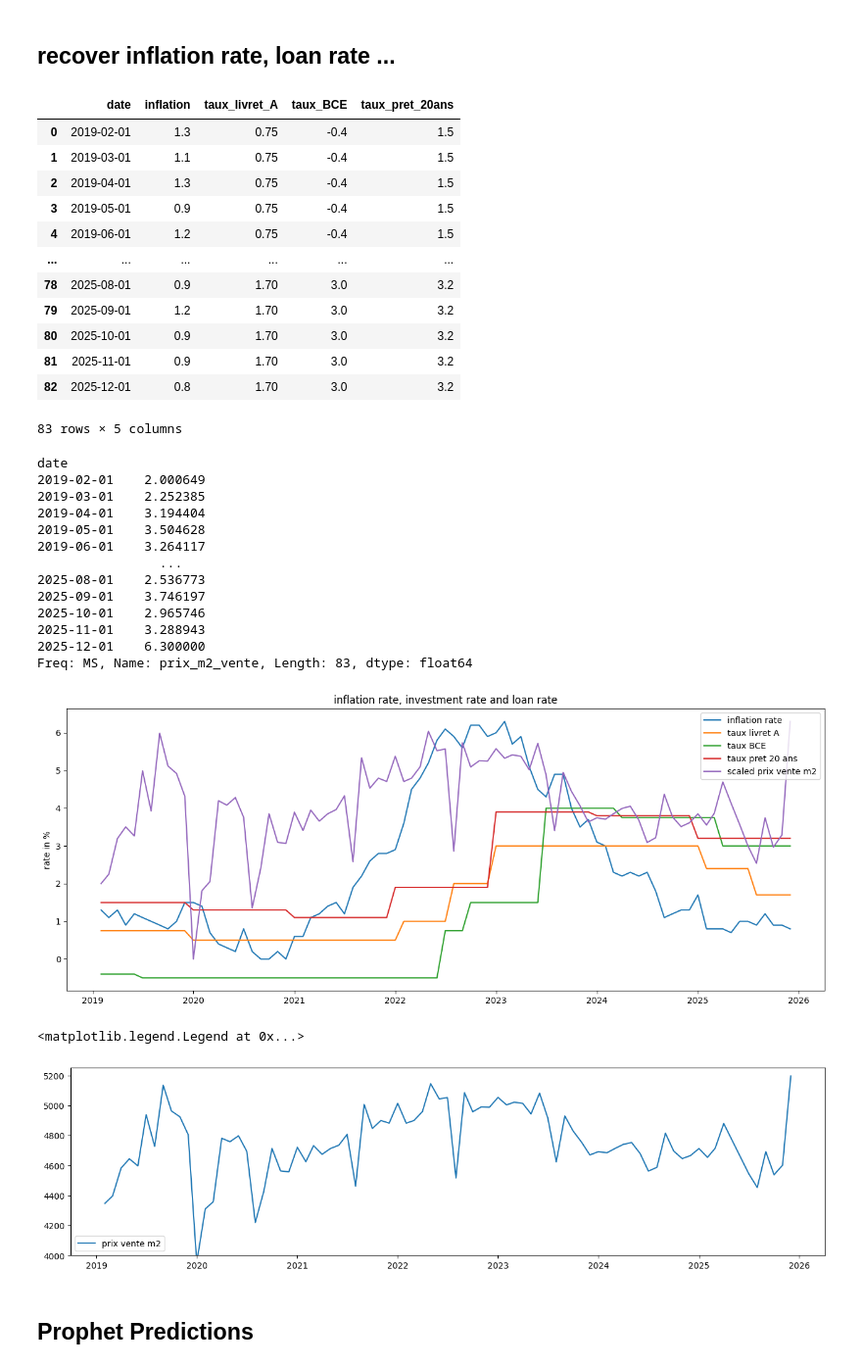
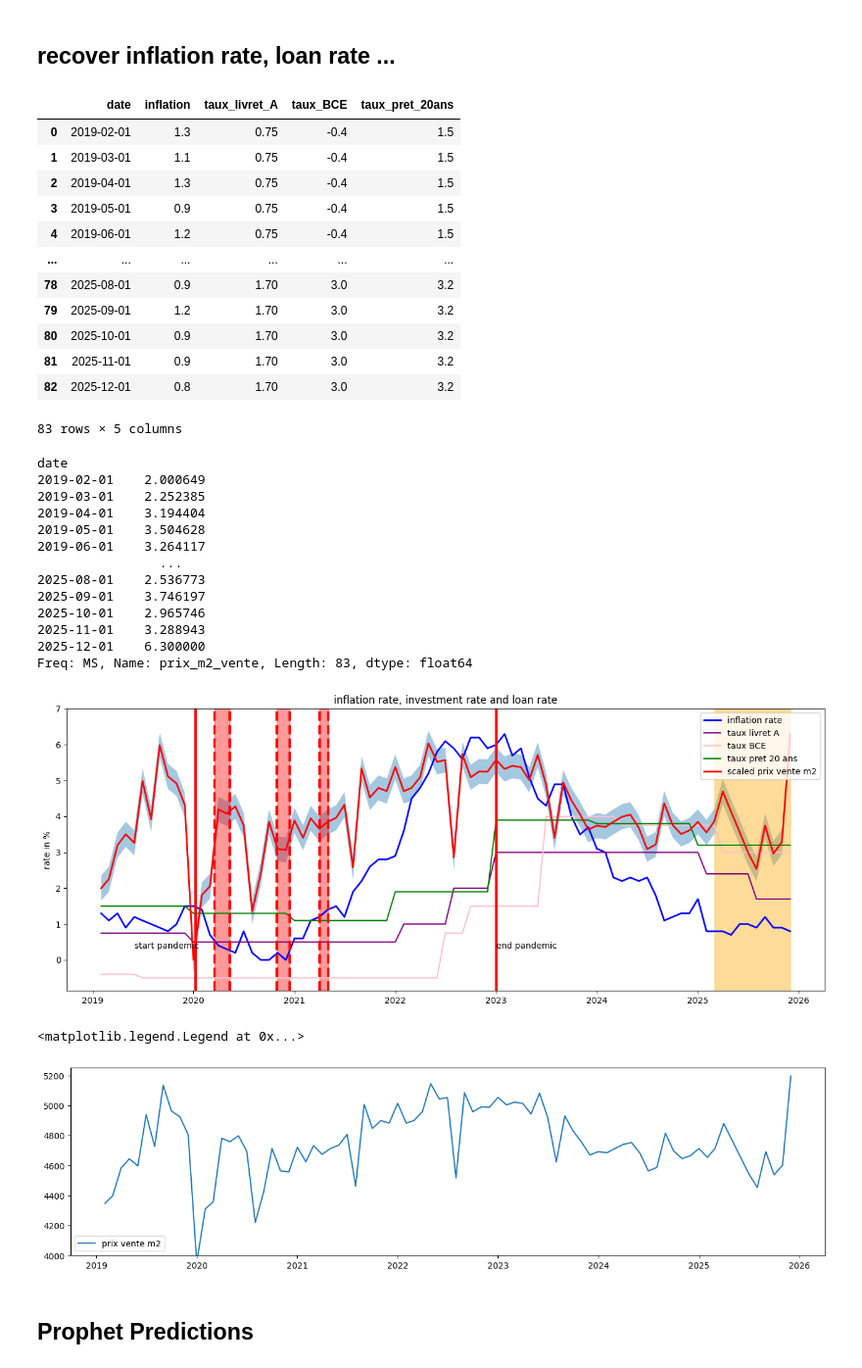
Before and after one commit to Clement2169/immocv, a Jupyter notebook: notebooks/PredictionAppartement.ipynb, the cells around one changed output. Shown at 98% size. Saved outputs shown, nothing was run; the diff lists cells and outputs as text; code cells hidden in the pictures.

```diff
--- a/notebooks/PredictionAppartement.ipynb
+++ b/notebooks/PredictionAppartement.ipynb
@@ -261,6 +261,32 @@ if MediumPlotActive :
 print ("************** prix_m2_vente : x >= x.quantile(0.002)) & (x <= x.quantile(0.998) ***************************")
 # %% [output]
 ************** prix_m2_vente : x >= x.quantile(0.002)) & (x <= x.quantile(0.998) ***************************
+# %%
+import datetime
+
+def display_pandemic ():
+    plt.axvline(datetime.datetime(2020, 1,9 ), color='red', linewidth=3, linestyle='-')
+    bottom,top = plt.ylim()
+    ypos = bottom + (top-bottom)*0.15
+    plt.text (datetime.datetime(2019, 6,1 ), ypos,"start pandemic")
+
+    plt.axvspan(datetime.datetime(2020, 3,17), datetime.datetime(2020, 5,11 ), color='red',alpha=0.4)
+    plt.axvline(datetime.datetime(2020, 3,17 ), color='red', linewidth=3, linestyle='--')
+    plt.axvline(datetime.datetime(2020, 5,11 ), color='red', linewidth=3, linestyle='--')
+
+    plt.axvspan(datetime.datetime(2020, 10,30 ), datetime.datetime(2020,12,15), color='red',alpha=0.4)
+    plt.axvline(datetime.datetime(2020, 10,30 ), color='red', linewidth=3, linestyle='--')
+    plt.axvline(datetime.datetime(2020, 12,15 ), color='red', linewidth=3, linestyle='--')
+
+    plt.axvspan(datetime.datetime(2021, 4,3 ), datetime.datetime(2021, 5,3 ), color='red',alpha=0.4)
+    plt.axvline(datetime.datetime(2021, 4,3 ), color='red', linewidth=3, linestyle='--')
+    plt.axvline(datetime.datetime(2021, 5,3 ), color='red', linewidth=3, linestyle='--')
+
+    plt.axvline(datetime.datetime(2023, 1,1 ), color='red', linewidth=3, linestyle='-')
+    plt.text (datetime.datetime(2023, 1,1 ), ypos,"end pandemic")
+# %%
+def display_extra_data() :
+    plt.axvspan(datetime.datetime(2025, 3,1 ), datetime.datetime(2025, 12,1 ), color='orange',alpha=0.4)
 # %% [markdown]
 ## Process time series
 # %%
@@ -365,13 +379,19 @@ print (prix_scaled)
 
 
 plt.figure(figsize=(16,6))
-plt.plot (inflation.date, inflation.inflation,label="inflation rate")
-plt.plot (inflation.date, inflation.taux_livret_A,label="taux livret A")
-plt.plot (inflation.date, inflation.taux_BCE,label="taux BCE")
-plt.plot (inflation.date, inflation.taux_pret_20ans,label="taux pret 20 ans")
-plt.plot (inflation.date, prix_scaled,label="scaled prix vente m2")
+plt.plot (inflation.date, inflation.inflation,label="inflation rate",linewidth=2,color="blue")
+plt.plot (inflation.date, inflation.taux_livret_A,label="taux livret A",color="purple")
+plt.plot (inflation.date, inflation.taux_BCE,label="taux BCE",color="pink")
+plt.plot (inflation.date, inflation.taux_pret_20ans,label="taux pret 20 ans",color="green")
+plt.plot (inflation.date, prix_scaled,label="scaled prix vente m2",linewidth=2,color="red")
 plt.title ("inflation rate, investment rate and loan rate")
 plt.ylabel("rate in %")
+
+plt.fill_between(inflation.date,prix_scaled -0.35, prix_scaled+0.35, facecolor='C0', alpha=0.4)
+
+display_pandemic()
+
+display_extra_data()
 plt.legend()
 plt.show()
 
@@ -388,34 +408,34 @@ plt.plot (df2.date,df2.prix_m2_vente,label="prix vente m2")
 plt.ylim((4000,5250))
 
 plt.legend()
 # %% [output]
 |  | date | inflation | taux_livret_A | taux_BCE | taux_pret_20ans |
 | 0 | 2019-02-01 | 1.3 | 0.75 | -0.4 | 1.5 |
 | 1 | 2019-03-01 | 1.1 | 0.75 | -0.4 | 1.5 |
 | 2 | 2019-04-01 | 1.3 | 0.75 | -0.4 | 1.5 |
 | 3 | 2019-05-01 | 0.9 | 0.75 | -0.4 | 1.5 |
 | 4 | 2019-06-01 | 1.2 | 0.75 | -0.4 | 1.5 |
 | ... | ... | ... | ... | ... | ... |
 | 78 | 2025-08-01 | 0.9 | 1.70 | 3.0 | 3.2 |
 | 79 | 2025-09-01 | 1.2 | 1.70 | 3.0 | 3.2 |
 | 80 | 2025-10-01 | 0.9 | 1.70 | 3.0 | 3.2 |
 | 81 | 2025-11-01 | 0.9 | 1.70 | 3.0 | 3.2 |
 | 82 | 2025-12-01 | 0.8 | 1.70 | 3.0 | 3.2 |
 83 rows × 5 columns
 date
 2019-02-01    2.000649
 2019-03-01    2.252385
 2019-04-01    3.194404
 2019-05-01    3.504628
 2019-06-01    3.264117
                 ...
 2025-08-01    2.536773
 2025-09-01    3.746197
 2025-10-01    2.965746
 2025-11-01    3.288943
 2025-12-01    6.300000
 Freq: MS, Name: prix_m2_vente, Length: 83, dtype: float64
-[figure, old version]
+[figure, new version]
 <matplotlib.legend.Legend at 0x...>
 [figure]
 # %% [markdown]
```
Also changed, not shown: parts of 1 cell of this notebook, 1 other file.
